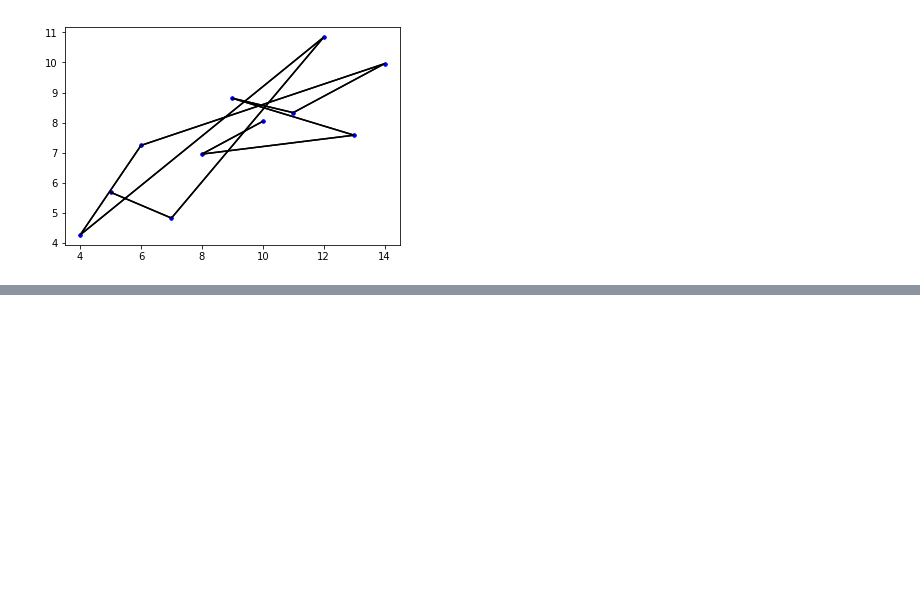
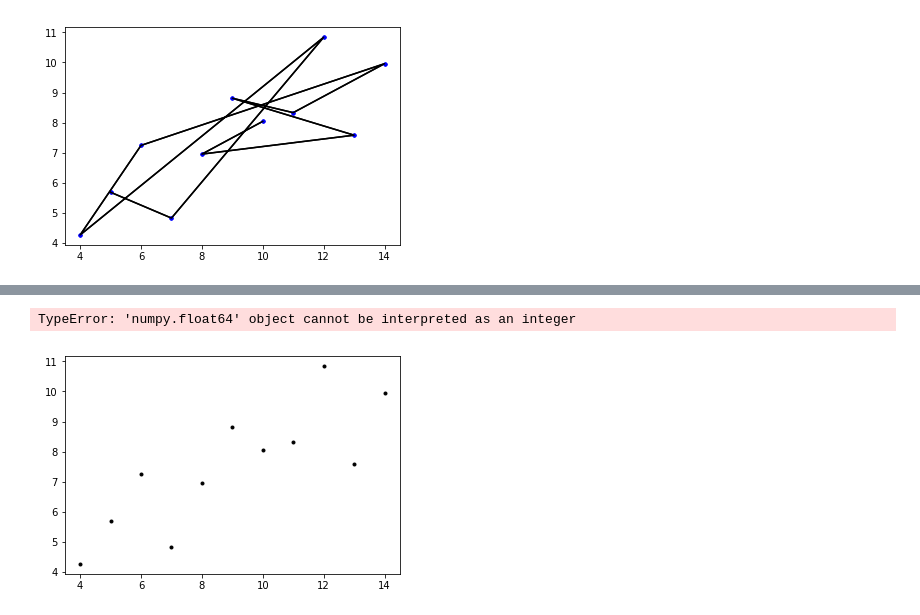
Before and after one commit to nualagallagher/fundamentals-of-data-analysis, a Jupyter notebook: fundamentals of data analysis assignment.ipynb, the cells around one changed output, grey strips where cells are left out. Saved outputs shown, nothing was run; the diff lists cells and outputs as text; code cells hidden in the pictures; blank space fills up the shorter version.

```diff
--- a/fundamentals of data analysis assignment.ipynb
+++ b/fundamentals of data analysis assignment.ipynb
@@ -23,0 +32,17 @@ plt.show()
+# %%
+import numpy as np
+
+
+#calculate mean of x and y values
+x_avg = np.mean(x)
+y_avg = np.mean(y)
+# %%
+#subract means from x and y values
+x_zero = x - x_avg
+y_zero = y - y_avg
+# %%
+#find m value
+m = np.sum(x_zero * y_zero) / np.sum(x_zero * x_zero)
+# %%
+#find c
+c = y_avg - m * x_avg
@@ -23,0 +53,7 @@ plt.show()
+# %%
+plt.plot(x, y, 'k.', label = "original dataset")
+plt.plot(x, m * x + c,'b-', label = "best fit line")
+plt.show()
+# %% [output]
+TypeError: 'numpy.float64' object cannot be interpreted as an integer
+[figure, added]
```
Also changed, not shown: parts of 3 cells of this notebook.
